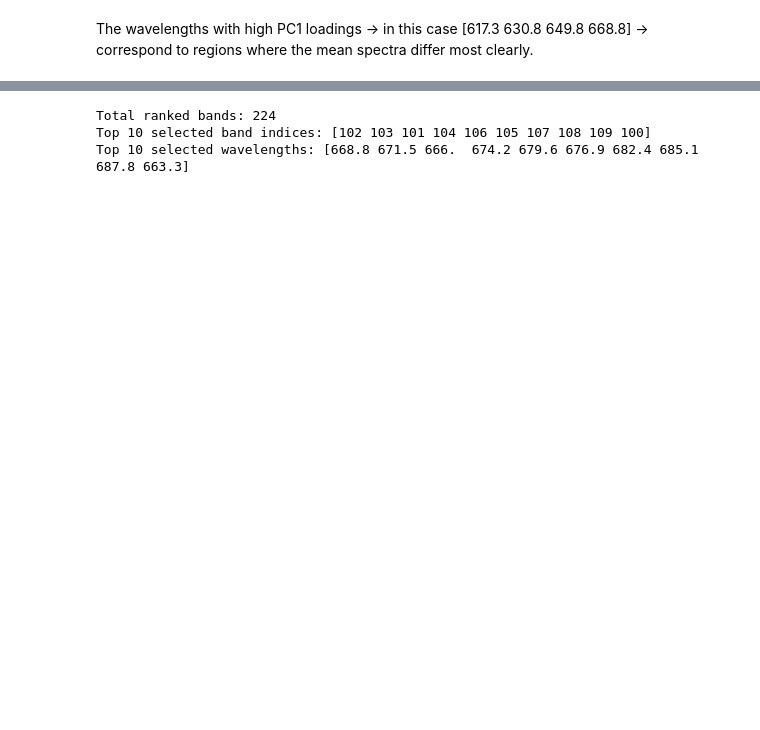
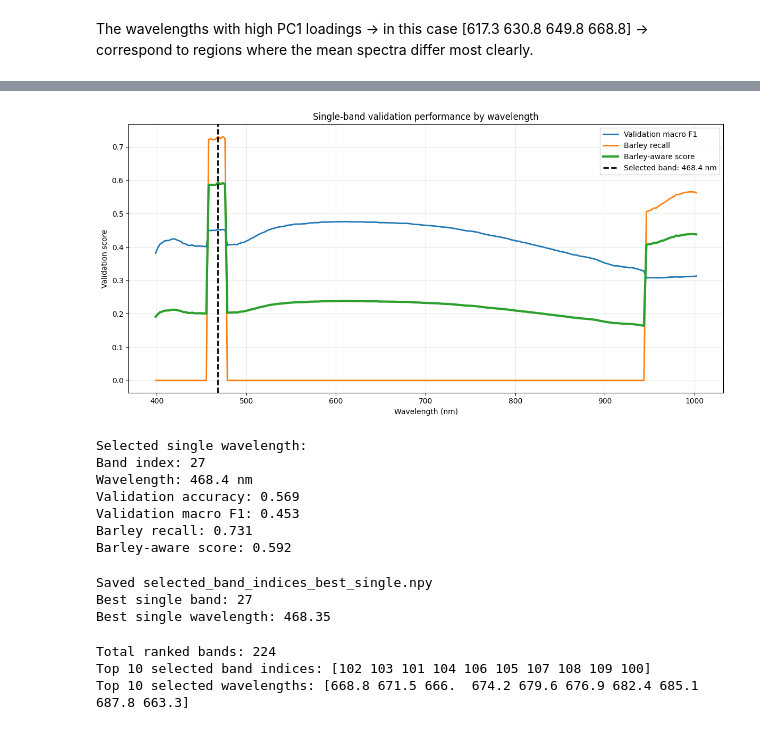
Before and after one commit to isaacmuscat03/Grain-Variety-Classification, a Jupyter notebook: spectral_exploration.ipynb, the cells around one changed output, grey strips where cells are left out. Saved outputs shown, nothing was run; the diff lists cells and outputs as text; code cells hidden in the pictures; blank space fills up the shorter version.

```diff
--- a/spectral_exploration.ipynb
+++ b/spectral_exploration.ipynb
@@ -493,0 +854,80 @@ The wavelengths with high PC1 loadings -> in this case [617.3 630.8 649.8 668.8]
+# %%
+# --- Plot single-band validation performance across wavelengths ---
+
+plt.figure(figsize=(12, 6))
+
+plt.plot(
+    single_band_df["wavelength"],
+    single_band_df["validation_macro_f1"],
+    label="Validation macro F1",
+    linewidth=2
+)
+
+plt.plot(
+    single_band_df["wavelength"],
+    single_band_df["barley_recall"],
+    label="Barley recall",
+    linewidth=2
+)
+
+plt.plot(
+    single_band_df["wavelength"],
+    single_band_df["barley_aware_score"],
+    label="Barley-aware score",
+    linewidth=3
+)
+
+best_row = single_band_df.sort_values(
+    ["barley_aware_score", "validation_macro_f1", "validation_accuracy"],
+    ascending=[False, False, False]
+).iloc[0]
+
+plt.axvline(
+    best_row["wavelength"],
+    color="black",
+    linestyle="--",
+    linewidth=2,
+    label=f"Selected band: {best_row['wavelength']:.1f} nm"
+)
+
+plt.xlabel("Wavelength (nm)")
+plt.ylabel("Validation score")
+plt.title("Single-band validation performance by wavelength")
+plt.legend()
+plt.grid(alpha=0.3)
+plt.tight_layout()
+plt.show()
+
+print("Selected single wavelength:")
+print(f"Band index: {int(best_row['band_idx'])}")
+print(f"Wavelength: {best_row['wavelength']:.1f} nm")
+print(f"Validation accuracy: {best_row['validation_accuracy']:.3f}")
+print(f"Validation macro F1: {best_row['validation_macro_f1']:.3f}")
+print(f"Barley recall: {best_row['barley_recall']:.3f}")
+print(f"Barley-aware score: {best_row['barley_aware_score']:.3f}")
+# %% [output]
+[figure, added]
+Selected single wavelength:
+Band index: 27
+Wavelength: 468.4 nm
+Validation accuracy: 0.569
+Validation macro F1: 0.453
+Barley recall: 0.731
+Barley-aware score: 0.592
+# %%
+# --- Save best single-band selection ---
+
+selected_band_indices_best_single = np.array([int(best_row["band_idx"])])
+
+np.save(
+    "selected_band_indices_best_single.npy",
+    selected_band_indices_best_single
+)
+
+print("Saved selected_band_indices_best_single.npy")
+print("Best single band:", selected_band_indices_best_single[0])
+print("Best single wavelength:", wavelengths[selected_band_indices_best_single[0]])
+# %% [output]
+Saved selected_band_indices_best_single.npy
+Best single band: 27
+Best single wavelength: 468.35
```
Also changed, not shown: parts of 7 cells of this notebook.
